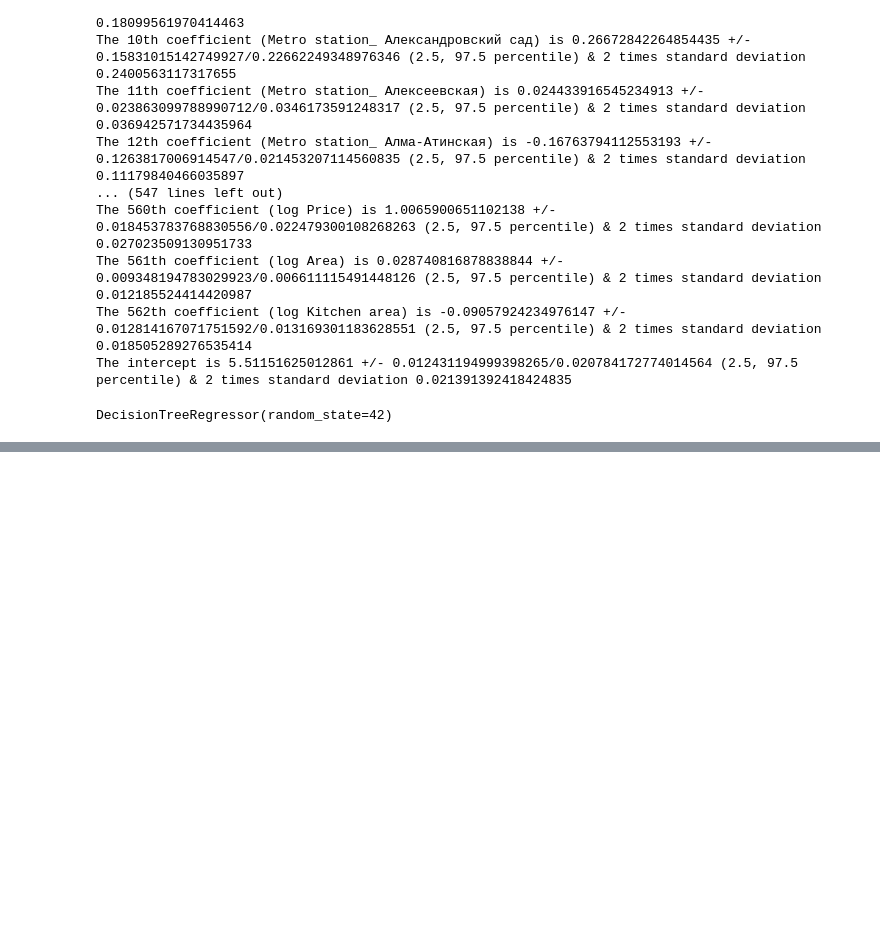
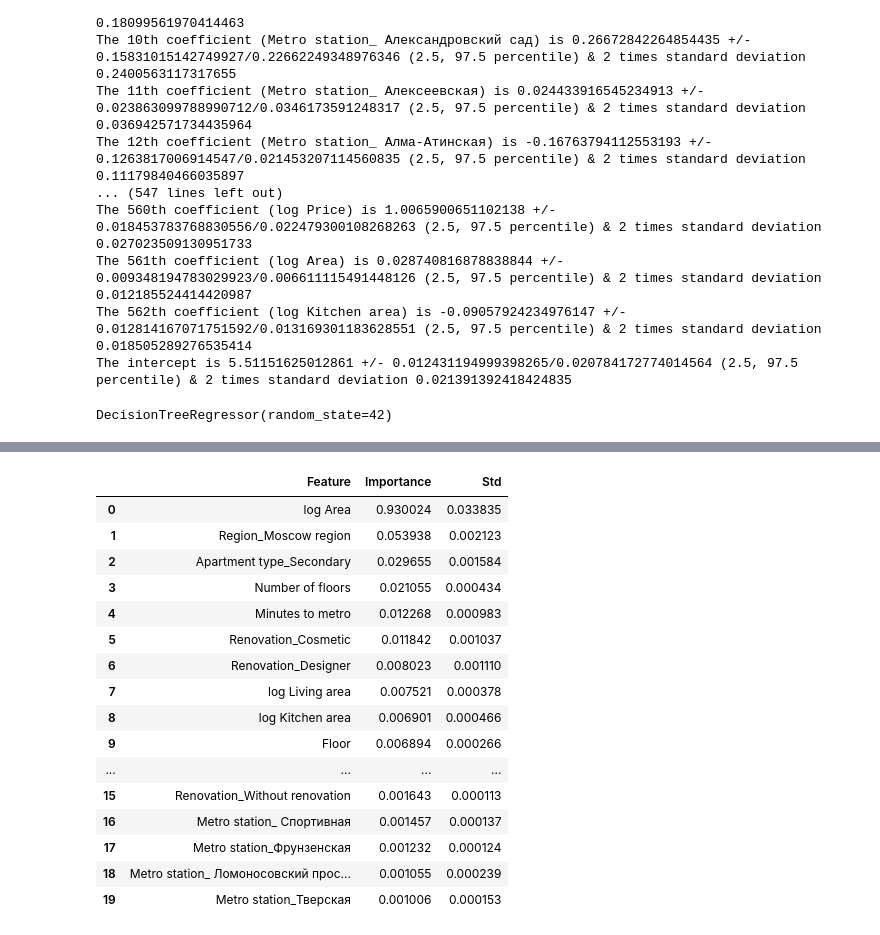
Before and after one commit to abmostert/data-science-portfolio, a Jupyter notebook: moscow_data.ipynb, the cells around one changed output, grey strips where cells are left out. Saved outputs shown, nothing was run; the diff lists cells and outputs as text; code cells hidden in the pictures; blank space fills up the shorter version.

```diff
--- a/moscow_data.ipynb
+++ b/moscow_data.ipynb
@@ -854,0 +1056,15 @@ TypeError: got an unexpected keyword argument 'squared'
+# %%
+# pick the best fold by R^2
+best_idx = int(np.argmax(cv["test_r2"]))
+best_est = cv["estimator"][best_idx]
+
+# 1) Exact params used (same as you set)
+best_params = best_est.get_params()
+
+# 2) Early-stopping result: how many boosting iterations actually used
+# (only for HistGradientBoostingRegressor)
+n_iter_used = best_est.n_iter_   # <-- this is often what you want
+
+print("Best fold R²:", cv["test_r2"][best_idx])
+print("Iterations used (early stopping):", n_iter_used)
+print("Params:", best_params)
@@ -854,0 +1089,45 @@ TypeError: got an unexpected keyword argument 'squared'
+# %%
+from sklearn.base import clone
+from sklearn.inspection import permutation_importance
+import pandas as pd
+
+# 0) Get the feature names for the top-50 shortlist (use the RF ranking you already computed)
+top_features = x_data.columns[top_idx]   # top_idx from your RF importances
+
+# 1) Clone best_est (same params, unfitted) and refit on the *reduced* feature set
+hgb_top = clone(best_est)                # keeps your tuned params
+hgb_top.fit(X_tr[top_features], y_tr)
+
+# 2) Run permutation importance on the same reduced columns
+r = permutation_importance(
+    hgb_top, X_pi[top_features], y_pi,
+    n_repeats=3, scoring="r2", random_state=42, n_jobs=-1
+)
+
+fi = (pd.DataFrame({
+        "Feature": top_features,
+        "Importance": r.importances_mean,
+        "Std": r.importances_std
+     })
+     .sort_values("Importance", ascending=False)
+     .reset_index(drop=True))
+
+fi.head(20)
+# %% [output]
+|  | Feature | Importance | Std |
+| 0 | log Area | 0.930024 | 0.033835 |
+| 1 | Region_Moscow region | 0.053938 | 0.002123 |
+| 2 | Apartment type_Secondary | 0.029655 | 0.001584 |
+| 3 | Number of floors | 0.021055 | 0.000434 |
+| 4 | Minutes to metro | 0.012268 | 0.000983 |
+| 5 | Renovation_Cosmetic | 0.011842 | 0.001037 |
+| 6 | Renovation_Designer | 0.008023 | 0.001110 |
+| 7 | log Living area | 0.007521 | 0.000378 |
+| 8 | log Kitchen area | 0.006901 | 0.000466 |
+| 9 | Floor | 0.006894 | 0.000266 |
+| ... | ... | ... | ... |
+| 15 | Renovation_Without renovation | 0.001643 | 0.000113 |
+| 16 | Metro station_ Спортивная | 0.001457 | 0.000137 |
+| 17 | Metro station_Фрунзенская | 0.001232 | 0.000124 |
+| 18 | Metro station_ Ломоносовский прос... | 0.001055 | 0.000239 |
+| 19 | Metro station_Тверская | 0.001006 | 0.000153 |
```
Also changed, not shown: parts of 25 cells of this notebook, 1 other file.
